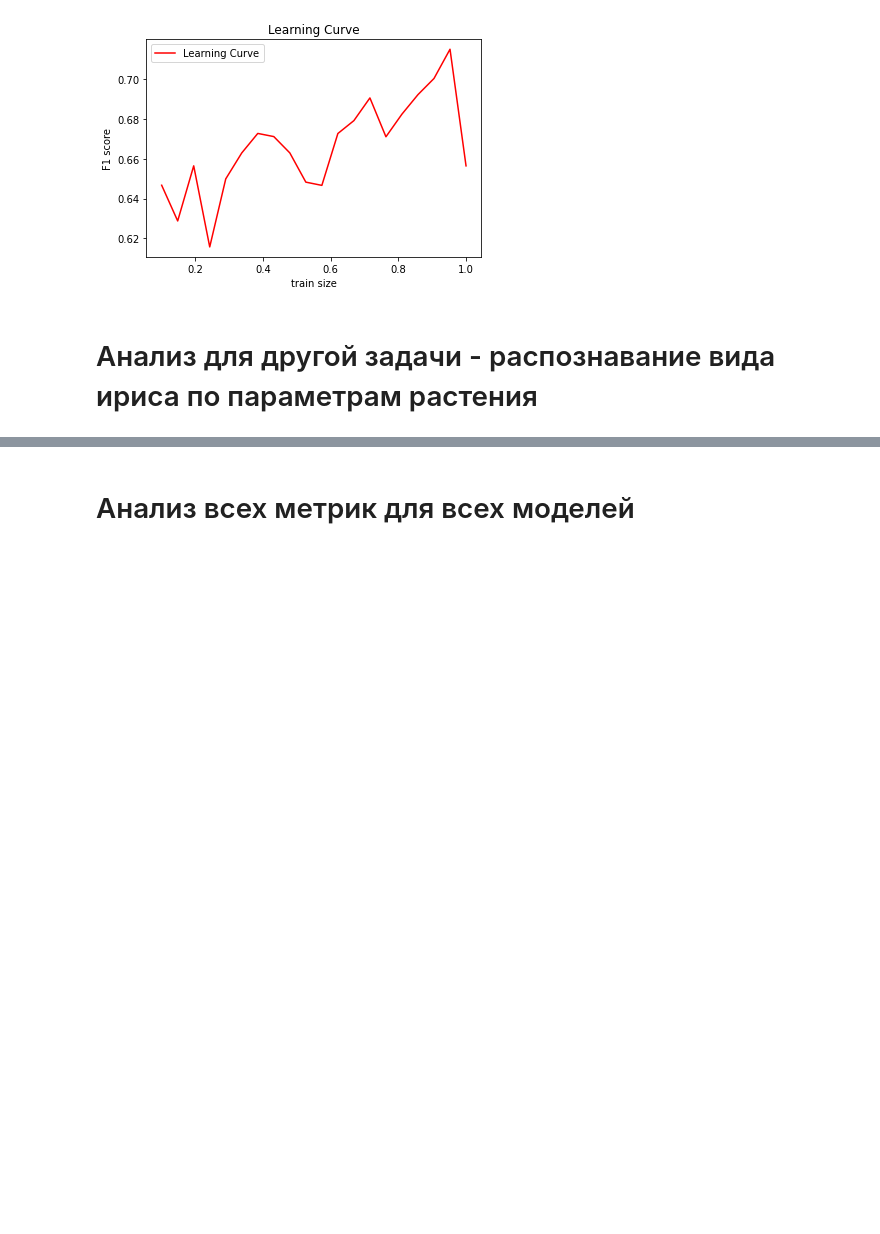
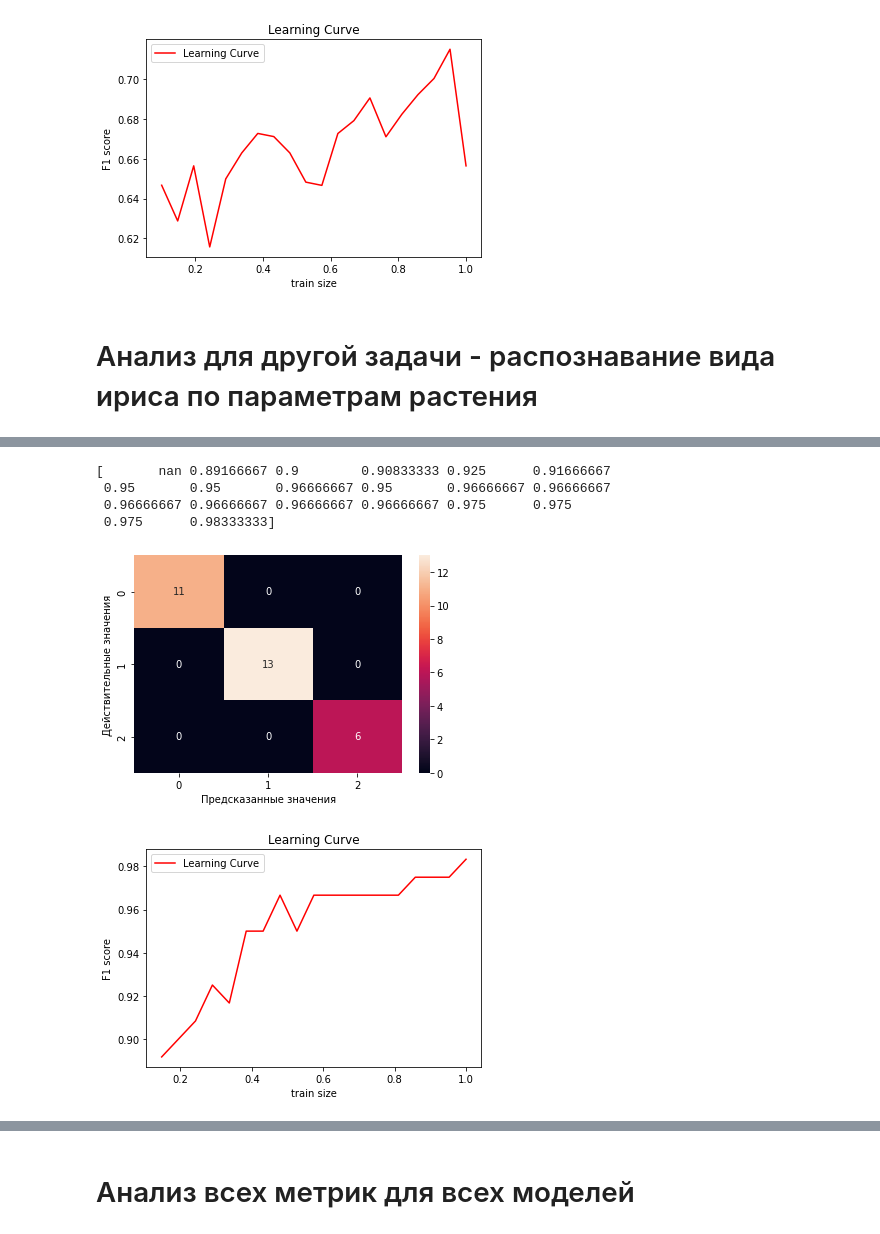
Before and after one commit to GrishinVse/ML, a Jupyter notebook: Гришин_ПИ19-2_M2.1.ipynb, the cells around one changed output, grey strips where cells are left out. Drawn from its saved outputs; the diff is of its cells as text; code cells hidden in the pictures; blank space fills up the shorter version.

```diff
--- a/Гришин_ПИ19-2_M2.1.ipynb
+++ b/Гришин_ПИ19-2_M2.1.ipynb
@@ -208,0 +257,19 @@ iris_X = iris_df.drop(['target'], axis=1)
+# %%
+iris_clf_lin = svm.SVC(kernel='linear') # метод опорных векторов с линейным ядром
+iris_clf_gaus = svm.SVC(kernel='rbf') # метод опорных векторов с гауссовым ядром
+
+iris_clf_lin.fit(iris_x_train, iris_y_train)
+iris_clf_gaus.fit(iris_x_train, iris_y_train)
+
+iris_y_pred_vec_lin = iris_clf_lin.predict(iris_x_test)
+iris_y_pred_vec_gaus = iris_clf_gaus.predict(iris_x_test)
+# %%
+print_matrix_iris(iris_y_test, iris_y_pred_vec_lin)
+print_learning_curve(iris_clf_lin, iris_x_train, iris_y_train, train_sizes)
+# %% [output]
+[       nan 0.89166667 0.9        0.90833333 0.925      0.91666667
+ 0.95       0.95       0.96666667 0.95       0.96666667 0.96666667
+ 0.96666667 0.96666667 0.96666667 0.96666667 0.975      0.975
+ 0.975      0.98333333]
+[figure, added]
+[figure, added]
```
Also changed, not shown: parts of 14 cells of this notebook.
